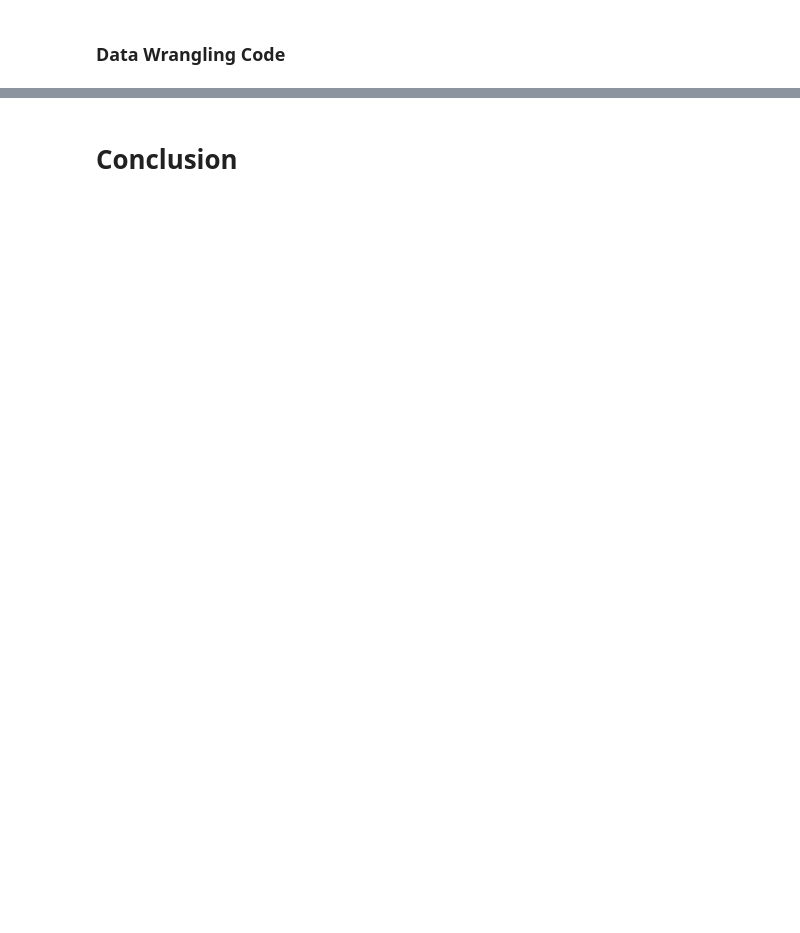
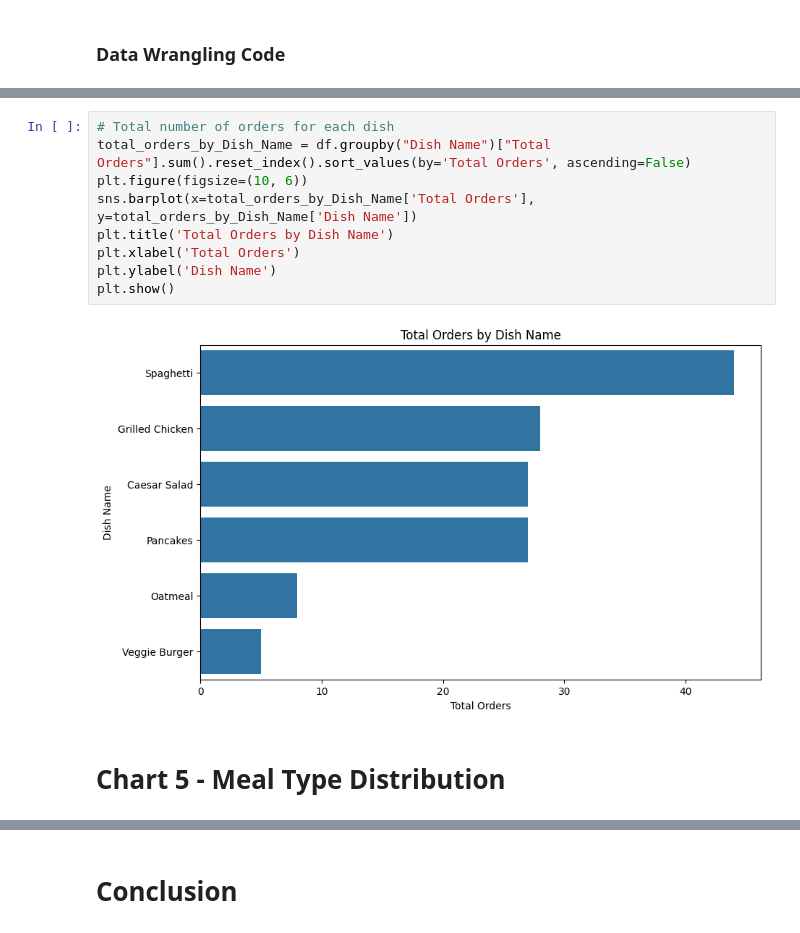
Before and after one commit to Manikanta898/upliance.ai_Assignment, a Jupyter notebook: upliance_ai.ipynb, the cells around one changed output, grey strips where cells are left out. Cells and saved outputs as stored; diff of their text form; blank space fills up the shorter version.

```diff
--- a/upliance_ai.ipynb
+++ b/upliance_ai.ipynb
@@ -737,0 +184,13 @@ Helps to identify patterns and potential outliers in the data, providing a compr
+# %%
+# Total number of orders for each dish
+total_orders_by_Dish_Name = df.groupby("Dish Name")["Total Orders"].sum().reset_index().sort_values(by='Total Orders', ascending=False)
+plt.figure(figsize=(10, 6))
+sns.barplot(x=total_orders_by_Dish_Name['Total Orders'], y=total_orders_by_Dish_Name['Dish Name'])
+plt.title('Total Orders by Dish Name')
+plt.xlabel('Total Orders')
+plt.ylabel('Dish Name')
+plt.show()
+# %% [output]
+[figure, added]
+# %% [markdown]
+# Chart 5 - Meal Type Distribution
```
Also changed, not shown: parts of 187 cells of this notebook.
